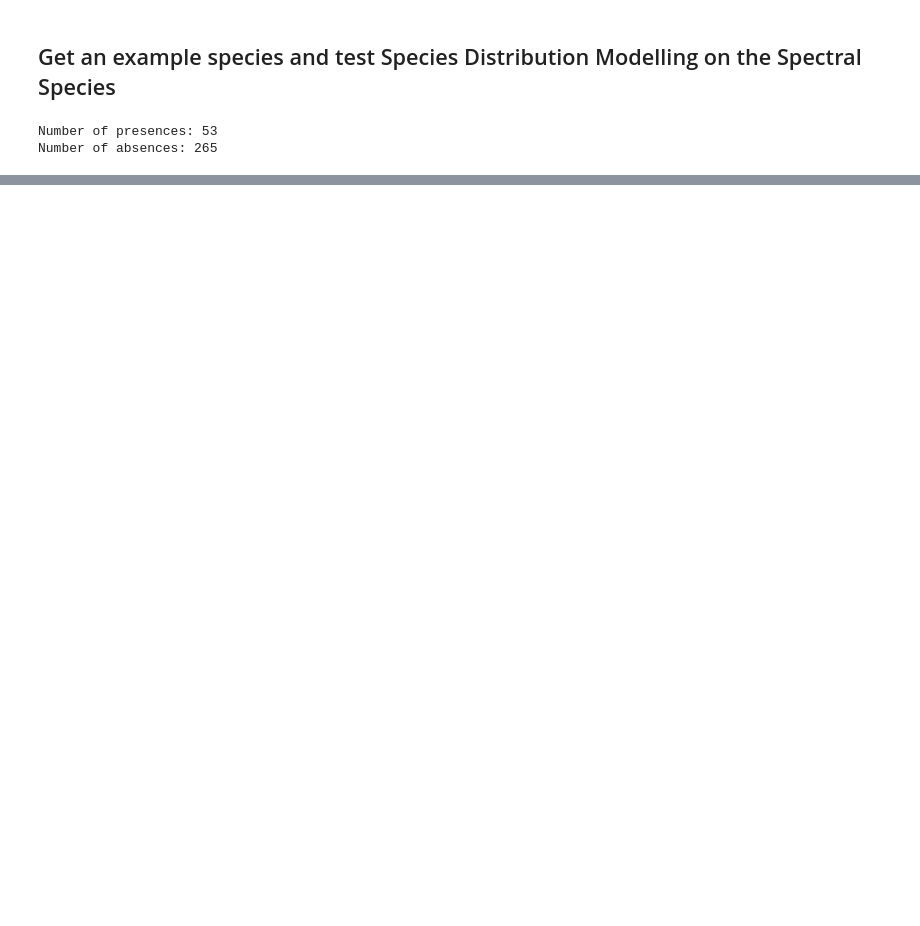
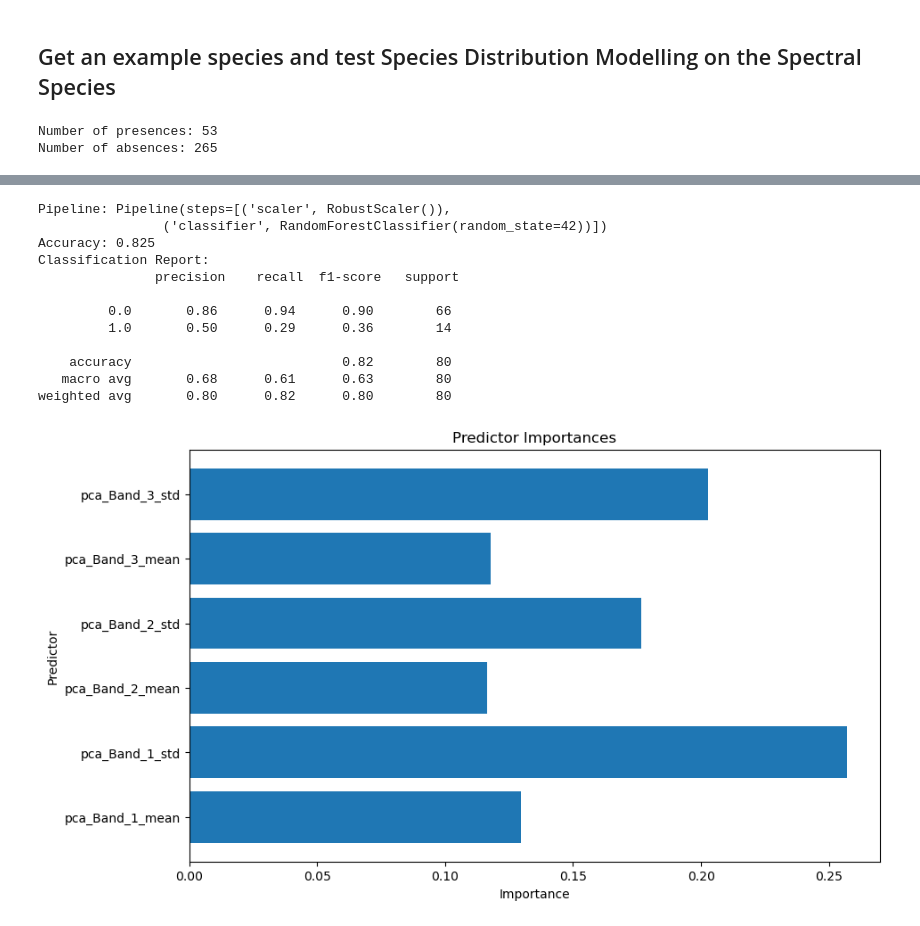
Before and after one commit to t-hackwood/SpectralBotany, a Jupyter notebook: notebooks/SpectralBotany.ipynb, the cells around one changed output, grey strips where cells are left out. Drawn from its saved outputs; the diff is of its cells as text; code cells hidden in the pictures; blank space fills up the shorter version.

Commit message:
RF model

```diff
--- a/notebooks/SpectralBotany.ipynb
+++ b/notebooks/SpectralBotany.ipynb
@@ -654,0 +762,73 @@ Number of absences: 265
+# %%
+# Make test/train datasets
+from sklearn.model_selection import train_test_split
+
+random_state = 42 # Set a random seed for reproducibility
+
+presAbs = Segs_presence.dropna(subset=['presence']) # split data to the training set and the full ds
+
+predictors = ['pca_Band_1_mean', 'pca_Band_1_std', 'pca_Band_2_mean',
+              'pca_Band_2_std', 'pca_Band_3_mean', 'pca_Band_3_std']
+
+# Get the x and y data with only spectral predictors
+x = presAbs[predictors]
+y = presAbs['presence']
+
+# Split training set into test and train
+X_train, X_test, y_train, y_test = train_test_split(x, y, test_size=0.25, random_state=random_state)
+# %%
+# Fit a Random Forest model
+
+from sklearn.preprocessing import RobustScaler
+from sklearn.pipeline import Pipeline
+from sklearn.ensemble import RandomForestClassifier
+from sklearn.metrics import accuracy_score, classification_report
+
+
+# Creating a pipeline that includes scaling and the random forest classifier
+pipeline = Pipeline([
+    ('scaler', RobustScaler()),
+    ('classifier', RandomForestClassifier(random_state=random_state))
+])
+
+# Training the model
+pipeline.fit(X_train, y_train)
+
+# Making predictions on the validation set
+y_pred = pipeline.predict(X_test)
+
+# Evaluating the model
+accuracy = accuracy_score(y_test, y_pred)
+report = classification_report(y_test, y_pred)
+
+# Extracting feature importances
+feature_importances = pipeline.named_steps['classifier'].feature_importances_
+most_important_feature = predictors[feature_importances.argmax()]
+importance_value = feature_importances.max()
+
+# Print pipeline, accuracy, report, most_important_feature, and importance_value
+print("Pipeline:", pipeline)
+print("Accuracy:", accuracy)
+print("Classification Report:\n", report)
+
+# Plot predictor importances
+plt.figure(figsize=(10, 6))
+plt.barh(predictors, feature_importances)
+plt.xlabel('Importance')
+plt.ylabel('Predictor')
+plt.title('Predictor Importances')
+plt.show()
+# %% [output]
+Pipeline: Pipeline(steps=[('scaler', RobustScaler()),
+                ('classifier', RandomForestClassifier(random_state=42))])
+Accuracy: 0.825
+Classification Report:
+               precision    recall  f1-score   support
+
+         0.0       0.86      0.94      0.90        66
+         1.0       0.50      0.29      0.36        14
+
+    accuracy                           0.82        80
+   macro avg       0.68      0.61      0.63        80
+weighted avg       0.80      0.82      0.80        80
+[figure, added]
```
Also changed, not shown: parts of 23 cells of this notebook, 1 other file.
